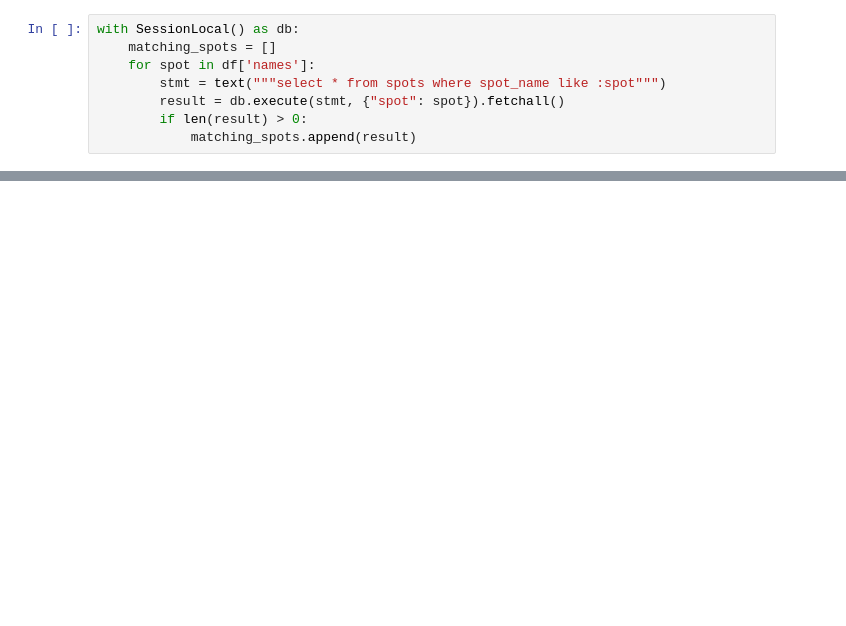
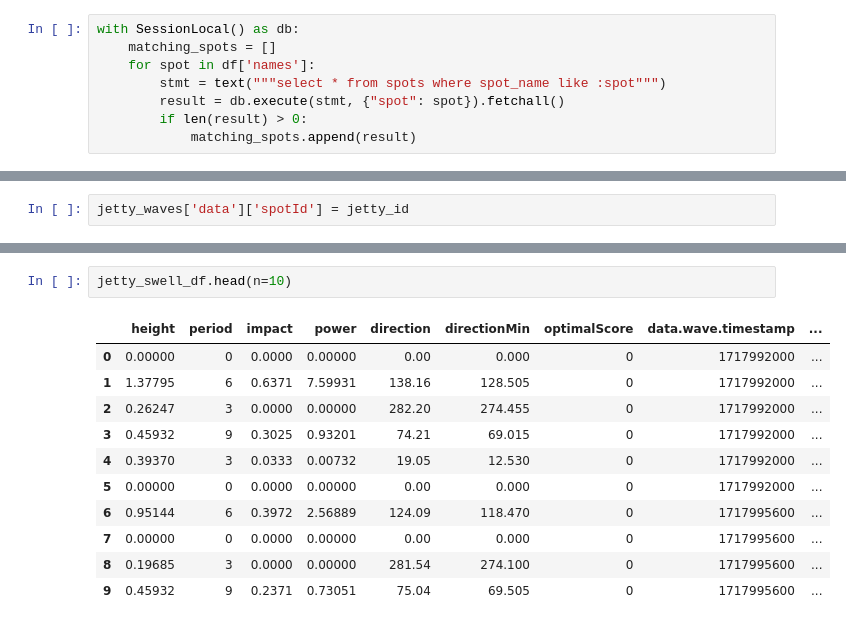
Before and after one commit to peterbull/bodhi-cast, a Jupyter notebook: nbs/python/240329_sl_api.ipynb, the cells around one changed output, grey strips where cells are left out. Drawn from its saved outputs; the diff is of its cells as text; blank space fills up the shorter version.

```diff
--- a/nbs/python/240329_sl_api.ipynb
+++ b/nbs/python/240329_sl_api.ipynb
@@ -268,0 +316,2 @@ with SessionLocal() as db:
+# %%
+jetty_waves['data']['spotId'] = jetty_id
@@ -268,0 +373,14 @@ with SessionLocal() as db:
+# %%
+jetty_swell_df.head(n=10)
+# %% [output]
+|  | height | period | impact | power | direction | directionMin | optimalScore | data.wave.timestamp | ... |
+| 0 | 0.00000 | 0 | 0.0000 | 0.00000 | 0.00 | 0.000 | 0 | 1717992000 | ... |
+| 1 | 1.37795 | 6 | 0.6371 | 7.59931 | 138.16 | 128.505 | 0 | 1717992000 | ... |
+| 2 | 0.26247 | 3 | 0.0000 | 0.00000 | 282.20 | 274.455 | 0 | 1717992000 | ... |
+| 3 | 0.45932 | 9 | 0.3025 | 0.93201 | 74.21 | 69.015 | 0 | 1717992000 | ... |
+| 4 | 0.39370 | 3 | 0.0333 | 0.00732 | 19.05 | 12.530 | 0 | 1717992000 | ... |
+| 5 | 0.00000 | 0 | 0.0000 | 0.00000 | 0.00 | 0.000 | 0 | 1717992000 | ... |
+| 6 | 0.95144 | 6 | 0.3972 | 2.56889 | 124.09 | 118.470 | 0 | 1717995600 | ... |
+| 7 | 0.00000 | 0 | 0.0000 | 0.00000 | 0.00 | 0.000 | 0 | 1717995600 | ... |
+| 8 | 0.19685 | 3 | 0.0000 | 0.00000 | 281.54 | 274.100 | 0 | 1717995600 | ... |
+| 9 | 0.45932 | 9 | 0.2371 | 0.73051 | 75.04 | 69.505 | 0 | 1717995600 | ... |
```
Also changed, not shown: parts of 38 cells of this notebook.
